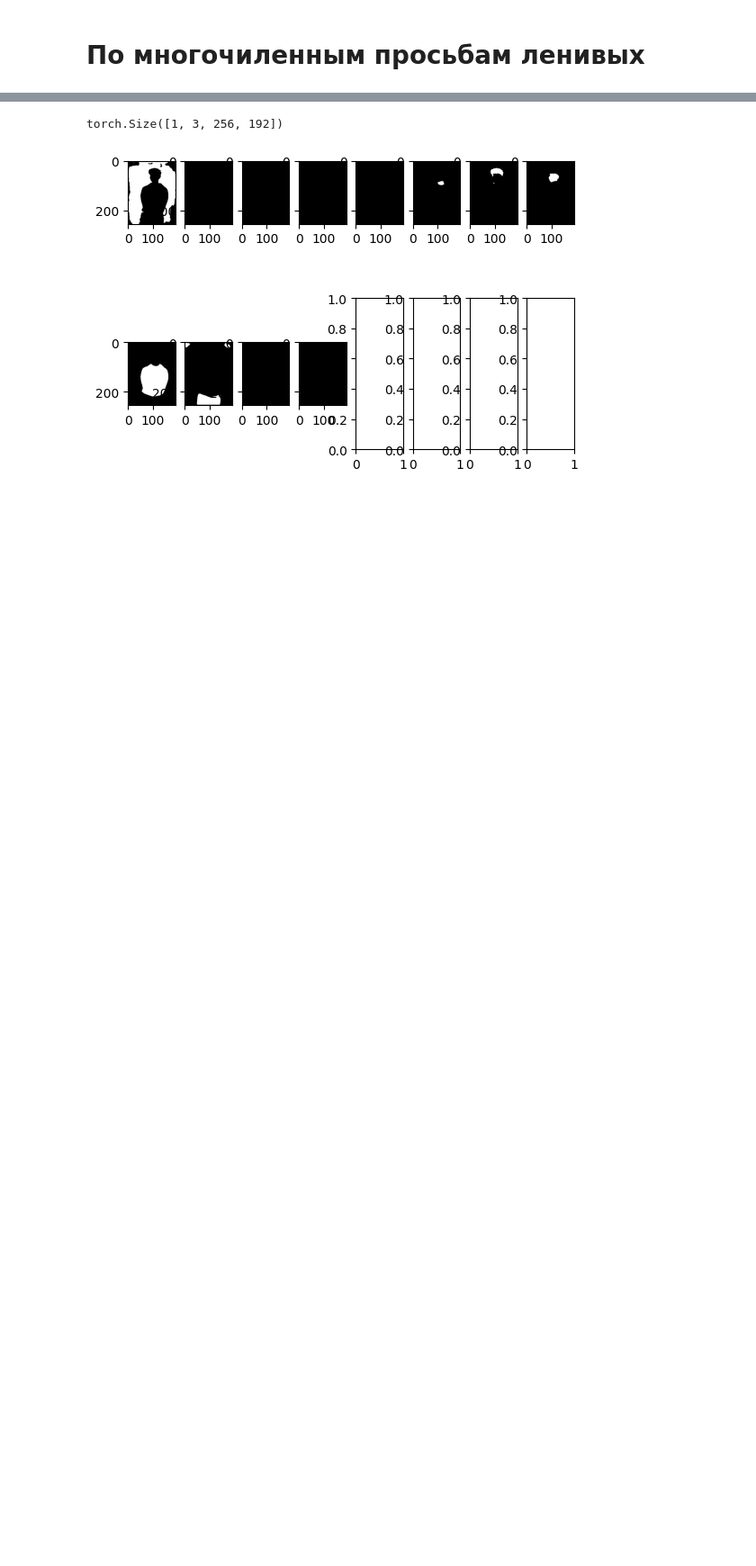
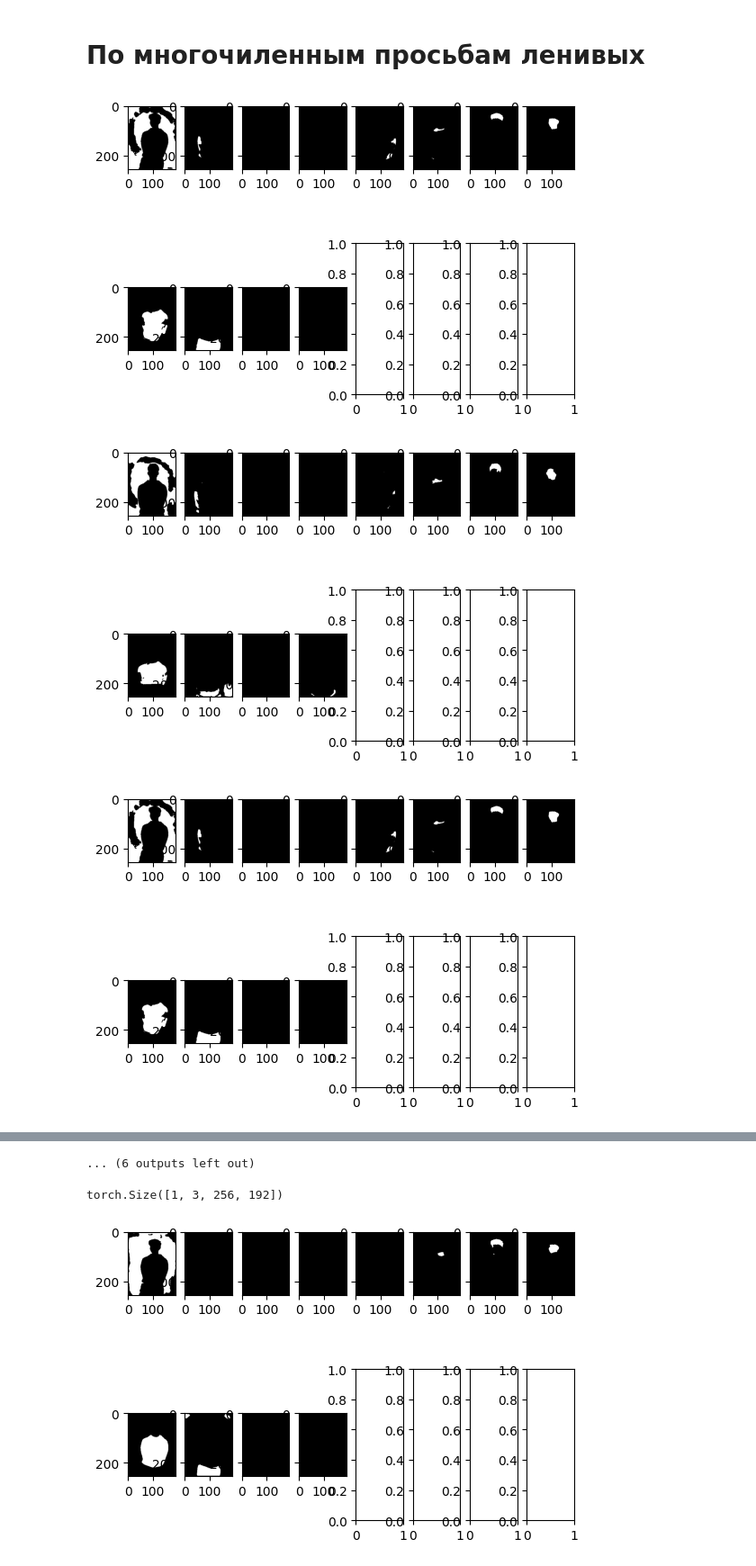
Before and after one commit to EgorProkopov/SMBackEnd, a Jupyter notebook: LookGenerator/networks_training/checking_model.ipynb, the cells around one changed output, grey strips where cells are left out. Shown at 90% size. Saved outputs shown, nothing was run; the diff lists cells and outputs as text; code cells hidden in the pictures; blank space fills up the shorter version.

```diff
--- a/LookGenerator/networks_training/checking_model.ipynb
+++ b/LookGenerator/networks_training/checking_model.ipynb
@@ -11,7 +12,8 @@ from LookGenerator.networks.segmentation import UNet, train_unet
 from LookGenerator.networks.utils import load_model
 import LookGenerator.datasets.transforms as custom_transforms
 # %%
-model = UNet(in_channels=3, out_channels = 12, features=(16, 32, 64, 128, 256, 512))
+model = UNet(in_channels=3, out_channels = 12, features=(32, 64, 128, 256, 512, 1024),
+             final_activation=nn.Softmax(dim=1))
 transform_input = transforms.Compose([
     transforms.Resize((256, 192)),
     transforms.Normalize(
@@ -28,3 +30,36 @@ transform_output = transforms.Compose([
 # %%
 topil = transforms.ToPILImage()
 totensor = transforms.ToTensor()
+# %%
+model = load_model(model, r'C:\Users\DenisovDmitrii\OneDrive - ITMO UNIVERSITY\peopleDetector\segmentationMulty\weights\testMulty_out_12_6features_32to1024\epoch_49.pt')
+# %%
+path_files = r'C:\Users\DenisovDmitrii\Desktop\12channels\valData\som'
+images = os.listdir(path_files)
+
+for image_name in images:
+    image = Image.open(os.path.join(path_files, image_name))
+    image_to_model = transform_input(totensor(image).unsqueeze(0))
+
+    image_output = model(image_to_model)
+    image_output = transform_output(image_output).squeeze(0)
+
+    fig, axes = plt.subplots(2, 8)
+
+    for i in range(0, 8):
+        mask = image_output[i]
+        mask = topil(mask)
+        mask = np.array(mask)
+
+        axes[0,i].imshow(mask, cmap='gray')
+
+    for i in range(8, 12):
+        mask = image_output[i]
+        mask = topil(mask)
+        mask = np.array(mask)
+
+        axes[1, i % 8].imshow(mask, cmap='gray')
+    plt.show()
+# %% [output]
+[figure, added]
+[figure, added]
+[figure, added]
@@ -31,3 +75,4 @@ totensor = transforms.ToTensor()
+... (6 outputs left out)
 # %%
 image = Image.open(r"C:\Users\DenisovDmitrii\Desktop\12channels\valData\image_2023-05-31_13-07-55.png")
 img_model = transforms.ToTensor()(image)
```
Also changed, not shown: parts of 2 cells of this notebook, 3 other files.
